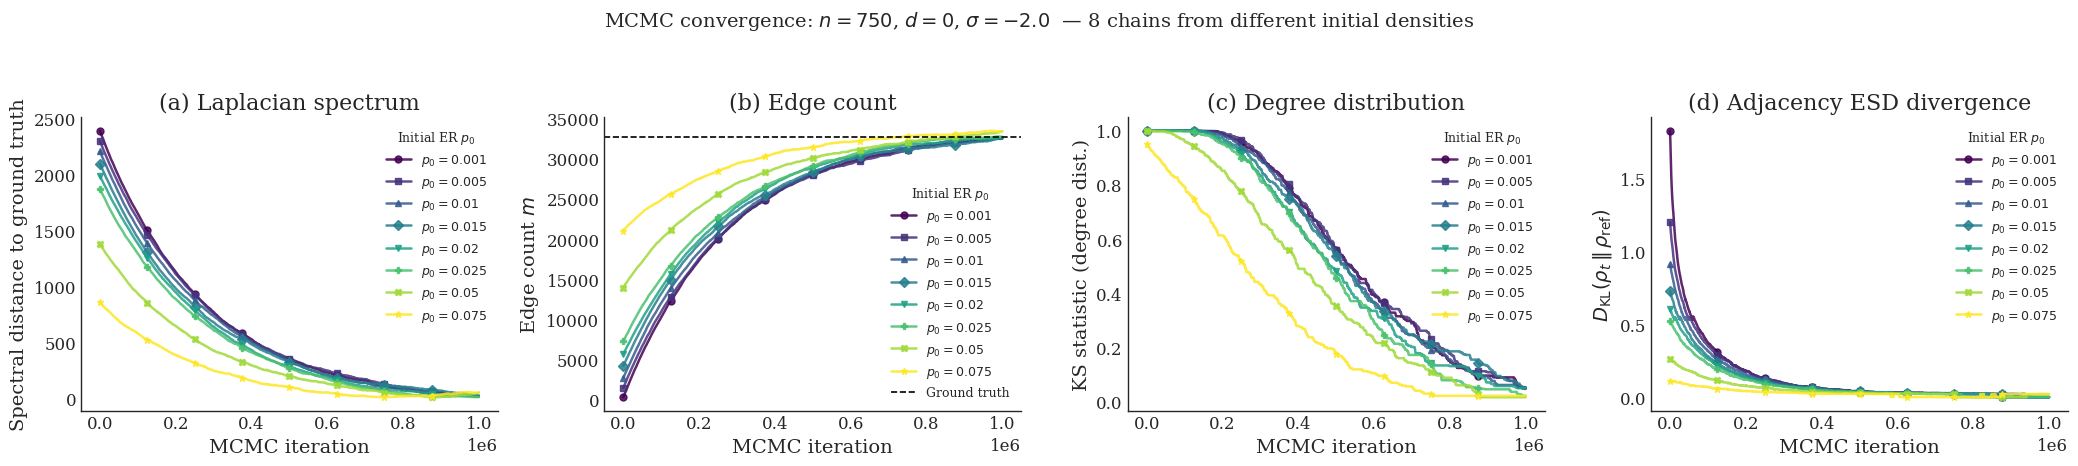
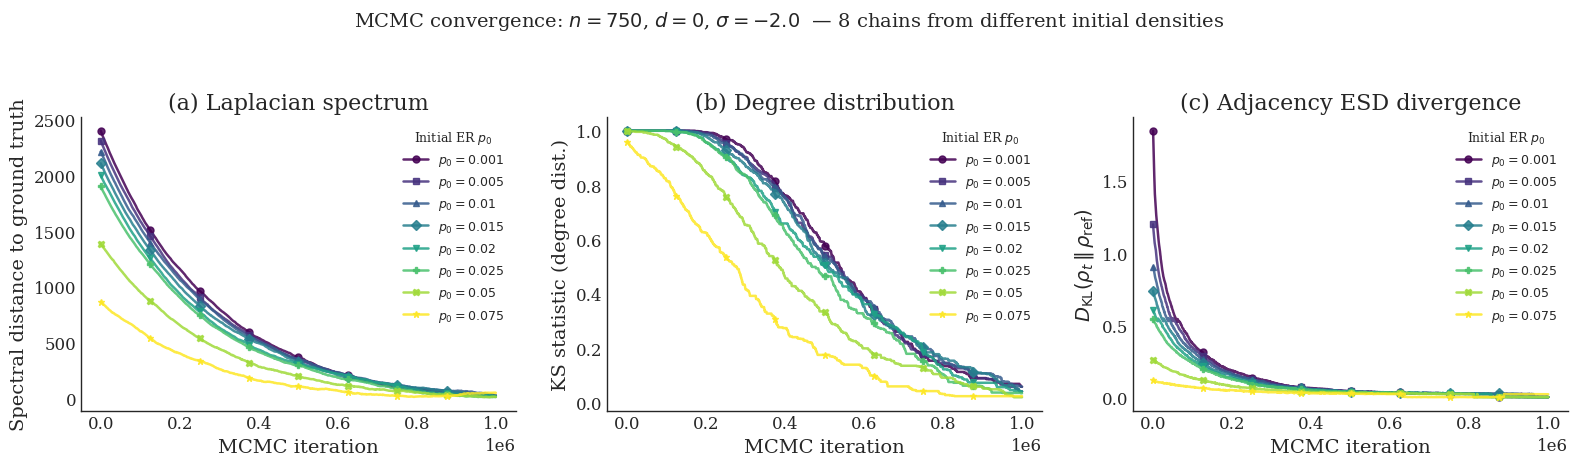
The change to this notebook cell's code, shown as a diff; its figure went from the first image to the second:
--- before
+++ after
@@ -1,3 +1,4 @@
-fig, axes = plt.subplots(1, 4, figsize=(21, 4.5))
+# Commented-out: Only 3 subplots now; removed the edge count subplot for clarity.
+fig, axes = plt.subplots(1, 3, figsize=(16, 4.5))
 cmap = plt.cm.viridis
 colors = [cmap(i / (N_CHAINS - 1)) for i in range(N_CHAINS)]
@@ -26,25 +27,28 @@
 ax.legend(fontsize=9, title='Initial ER $p_0$', title_fontsize=9)
 
-# (b) Edge count
+# (b) Edge count [REMOVED per instruction]
+# # The subplot below plots the number of edges throughout the MCMC run,
+# # showing convergence in edge count of each chain toward the ground truth value.
+# # Black dashed line is the true (target) edge count for reference.
+# ax = axes[1]
+# for i, r in enumerate(results):
+#     ax.plot(
+#         x_iters,
+#         r['edges'],
+#         color=colors[i],
+#         marker=markers[i % len(markers)],
+#         markevery=mark_every,
+#         ms=5,
+#         label=f'$p_0={r["p0"]}$',
+#         alpha=0.85,
+#     )
+# ax.axhline(gt_edges, color='k', ls='--', lw=1.2, label='Ground truth')
+# ax.set_xlabel('MCMC iteration')
+# ax.set_ylabel('Edge count $m$')
+# ax.set_title('(b) Edge count')
+# ax.legend(fontsize=9, title='Initial ER $p_0$', title_fontsize=9)
+
+# (b) KS statistic (now second subplot)
 ax = axes[1]
-for i, r in enumerate(results):
-    ax.plot(
-        x_iters,
-        r['edges'],
-        color=colors[i],
-        marker=markers[i % len(markers)],
-        markevery=mark_every,
-        ms=5,
-        label=f'$p_0={r["p0"]}$',
-        alpha=0.85,
-    )
-ax.axhline(gt_edges, color='k', ls='--', lw=1.2, label='Ground truth')
-ax.set_xlabel('MCMC iteration')
-ax.set_ylabel('Edge count $m$')
-ax.set_title('(b) Edge count')
-ax.legend(fontsize=9, title='Initial ER $p_0$', title_fontsize=9)
-
-# (c) KS statistic
-ax = axes[2]
 for i, r in enumerate(results):
     ks_values = np.array(r['ks'])
@@ -65,10 +69,10 @@
 ax.set_xlabel('MCMC iteration')
 ax.set_ylabel('KS statistic (degree dist.)')
-ax.set_title('(c) Degree distribution')
+ax.set_title('(b) Degree distribution')
 ax.legend(fontsize=9, title='Initial ER $p_0$', title_fontsize=9)
 
-# (d) Adjacency ESD KL divergence — the quantity Algorithm 1's stopping
+# (c) Adjacency ESD KL divergence — the quantity Algorithm 1's stopping
 # criterion actually monitors (D_KL of the adjacency ESD to the reference).
-ax = axes[3]
+ax = axes[2]
 for i, r in enumerate(results):
     ax.plot(
@@ -84,5 +88,5 @@
 ax.set_xlabel('MCMC iteration')
 ax.set_ylabel(r'$D_{\mathrm{KL}}(\rho_t \,\|\, \rho_{\mathrm{ref}})$')
-ax.set_title('(d) Adjacency ESD divergence')
+ax.set_title('(c) Adjacency ESD divergence')
 ax.legend(fontsize=9, title='Initial ER $p_0$', title_fontsize=9)
 

Commit: notebook(convergence-diagnostics): save results to pickle + refresh outputs